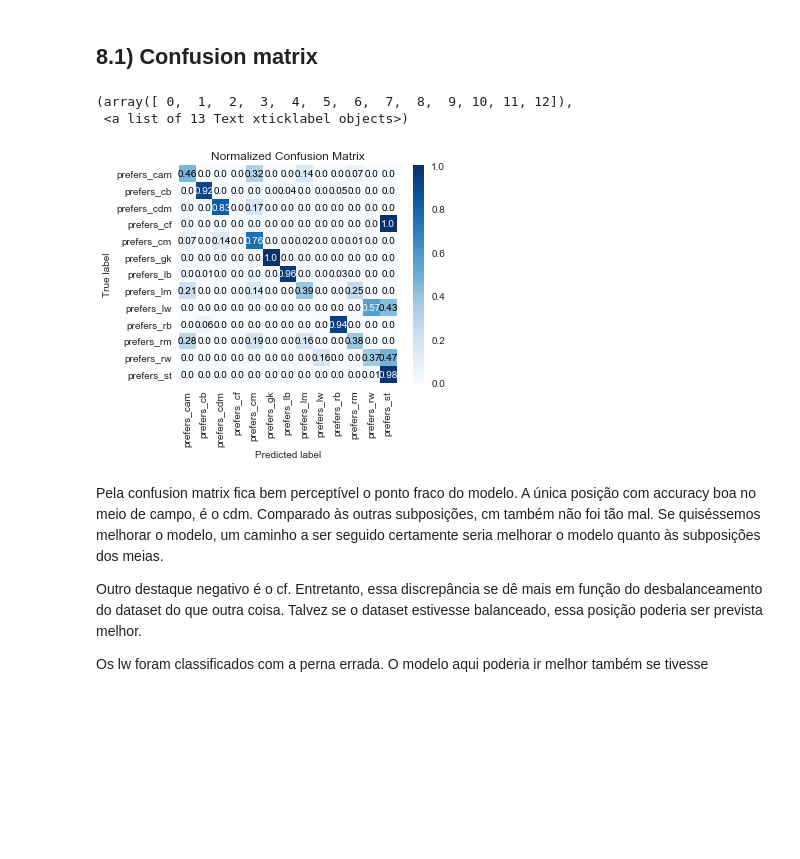
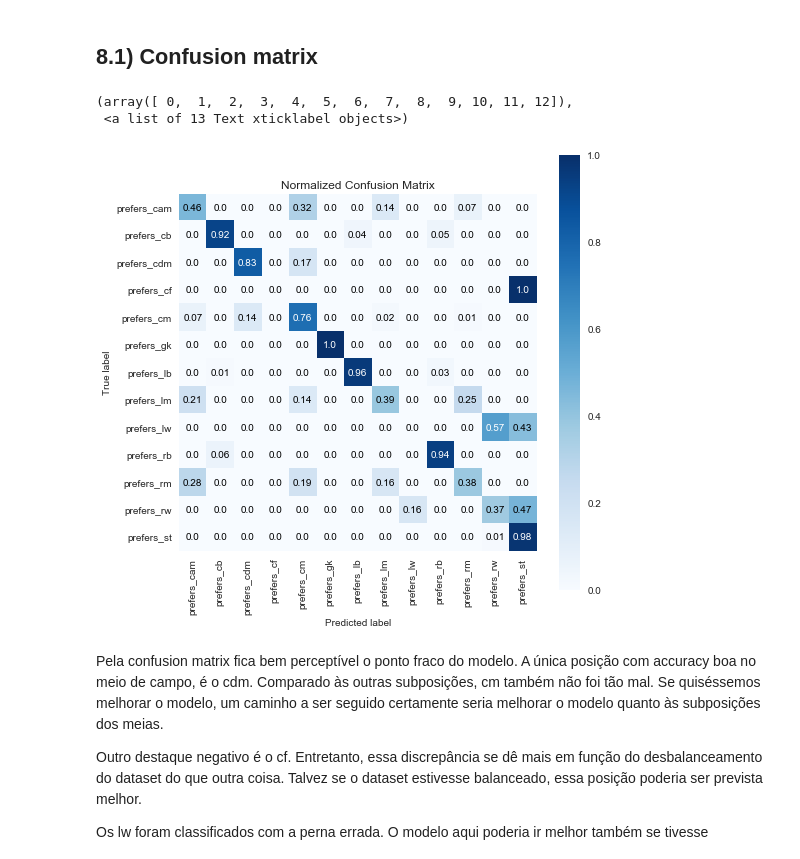
Before and after one commit to marcoayamada/fifa17, a Jupyter notebook: Fifa.ipynb, the cells around one changed output. Drawn from its saved outputs; the diff is of its cells as text; code cells hidden in the pictures; blank space fills up the shorter version.

Commit message:
Correção confusion matrix

```diff
--- a/Fifa.ipynb
+++ b/Fifa.ipynb
@@ -800,12 +800,12 @@ prefers_st    223.0        233.0
 # %% [markdown]
 ## 8.1) Confusion matrix
 # %%
-skplt.metrics.plot_confusion_matrix(result[3], result[4], normalize=True)
+skplt.metrics.plot_confusion_matrix(result[3], result[4], normalize=True, figsize=(8,8))
 plt.xticks(rotation=90)
 # %% [output]
 (array([ 0,  1,  2,  3,  4,  5,  6,  7,  8,  9, 10, 11, 12]),
  <a list of 13 Text xticklabel objects>)
-[figure, old version]
+[figure, new version]
 # %% [markdown]
 Pela confusion matrix fica bem perceptível o ponto fraco do modelo. A única posição com accuracy boa no meio de campo, é o cdm. Comparado às outras subposições, cm também não foi tão mal. Se quiséssemos melhorar o modelo, um caminho a ser seguido certamente seria melhorar o modelo quanto às subposições dos meias.
 
```
Also changed, not shown: parts of 2 cells of this notebook.
